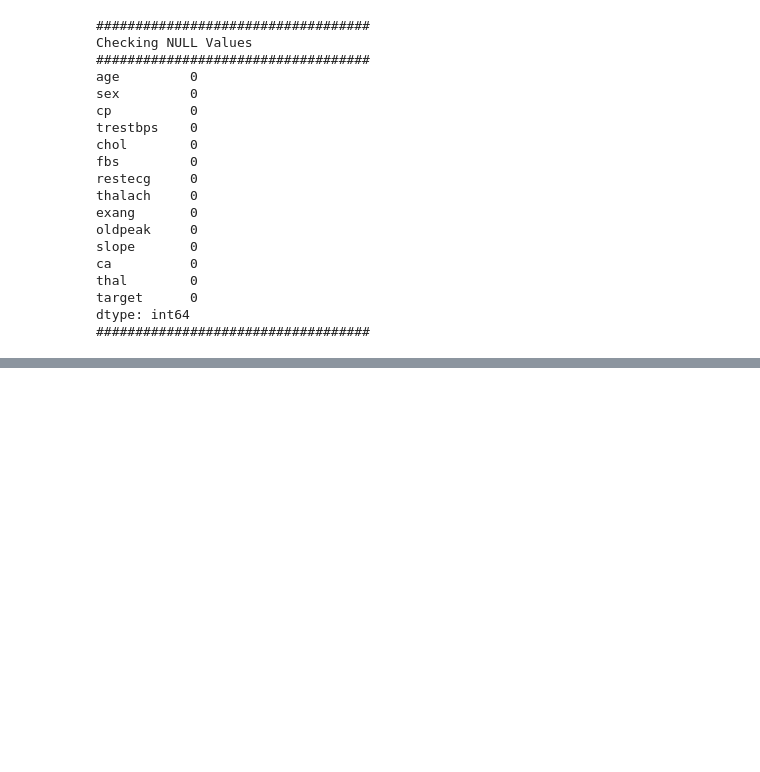
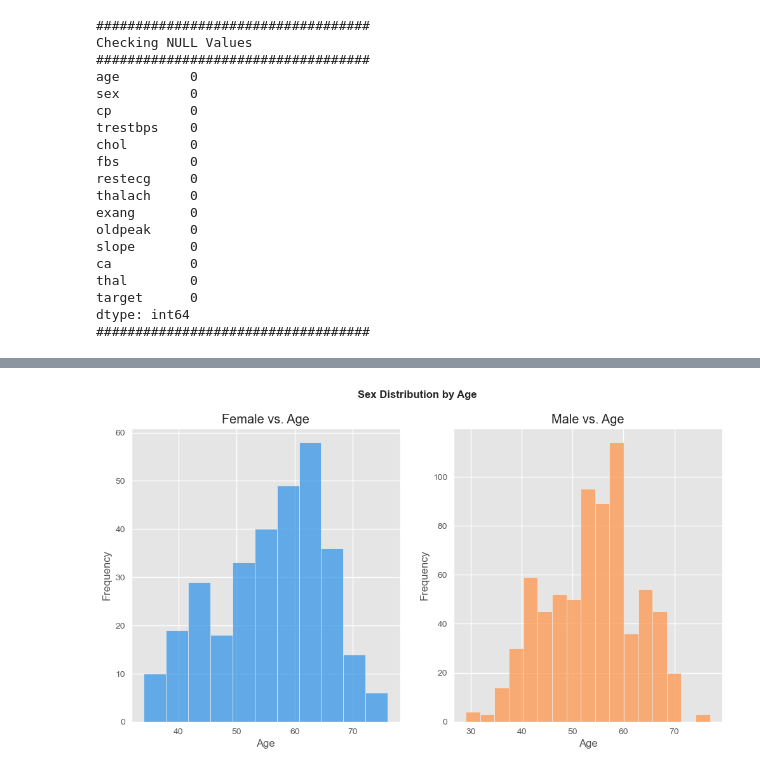
Before and after one commit to Sandokhan/IACEC, a Jupyter notebook: project.ipynb, the cells around one changed output, grey strips where cells are left out. Saved outputs shown, nothing was run; the diff lists cells and outputs as text; code cells hidden in the pictures; blank space fills up the shorter version.

Commit message:
Add first visualizations.

```diff
--- a/project.ipynb
+++ b/project.ipynb
@@ -187,3 +187,12 @@ thal        0
 target      0
 dtype: int64
 ###################################
+# %%
+# Fixing and inspecting datatypes
+print('#' * 35)
+print('Fixing Data Type')
+print('#' * 35)
+fix_dtype          = ['sex', 'cp', 'fbs', 'restecg', 'exang', 'slope', 'ca', 'thal']
+heart[fix_dtype]   = heart[fix_dtype].astype(object)
+print(heart[fix_dtype].dtypes)
+print('#' * 35)
@@ -189,0 +213,20 @@ dtype: int64
+# %%
+# Create histogram of Sex by Age
+fig = plt.figure(figsize=(12, 6))
+
+ax1 = fig.add_subplot(1,2,1)
+sns.histplot(data=heart[heart.sex == 0], x=heart.age[heart.sex == 0], color='#3597e8',label ='Female')
+ax1.set_title('Female vs. Age')
+ax1.set_ylabel('Frequency')
+ax1.set_xlabel('Age')
+
+ax2 = fig.add_subplot(1,2,2)
+sns.histplot(data=heart[heart.sex == 1], x=heart.age[heart.sex == 1], color='#ff964f', label='Male')
+ax2.set_title('Male vs. Age')
+ax2.set_ylabel('Frequency')
+ax2.set_xlabel('Age')
+
+plt.suptitle('Sex Distribution by Age', fontweight='heavy', fontsize='12', fontfamily='sans-serif')
+plt.show()
+# %% [output]
+[figure, added]
```
Also changed, not shown: parts of 4 cells of this notebook.
